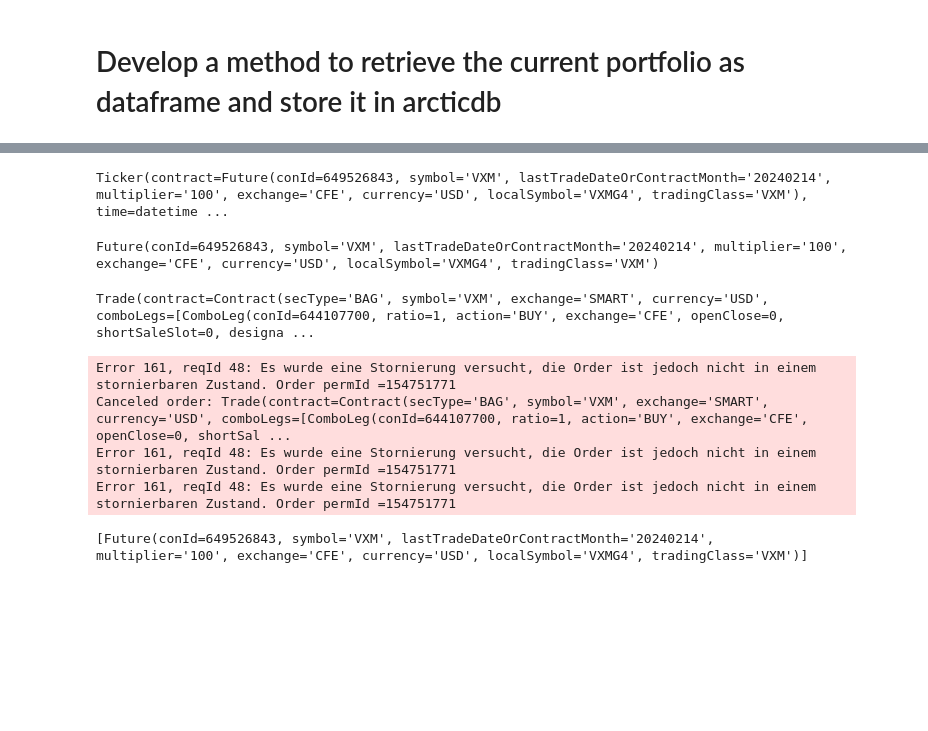
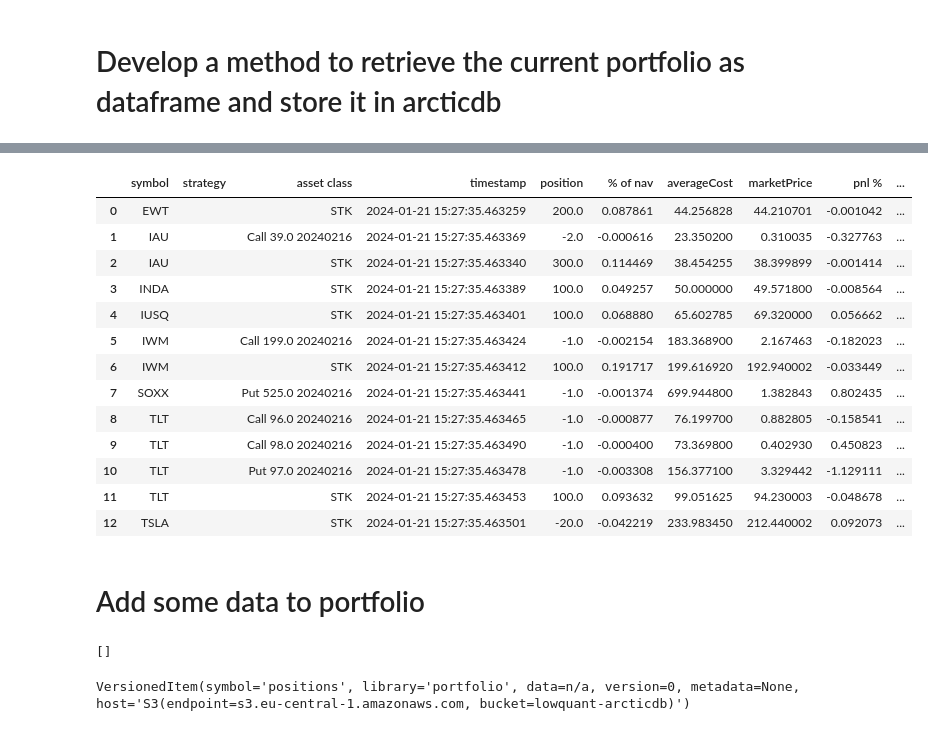
Before and after one commit to lowQuant/IB-Multi-Strategy-ATS, a Jupyter notebook: data_and_research/new_broker_methods.ipynb, the cells around one changed output, grey strips where cells are left out. Cells and saved outputs as stored; diff of their text form; code cells hidden in the pictures; blank space fills up the shorter version.

```diff
--- a/data_and_research/new_broker_methods.ipynb
+++ b/data_and_research/new_broker_methods.ipynb
@@ -112,18 +128,0 @@ Error 1102, reqId -1: Verbindung zwischen %SHORT:COMPNAME% und Trader Workstatio
-# %%
-positions = [
-    {
-        "symbol": item.contract.symbol,
-        "contractType": item.contract.secType,
-        "position": item.position,
-        "marketPrice": item.marketPrice,
-        "marketValue": item.marketValue,
-        "averageCost": item.averageCost,
-        "unrealizedPNL": item.unrealizedPNL,
-        "conId": item.contract.conId,
-        "lastTradeDate": item.contract.lastTradeDateOrContractMonth,
-        "account": item.account
-    }
-    for item in ib.portfolio()
-]
-df = pd.DataFrame(positions)
-df
@@ -300,4 +128,0 @@ next_f = ib.reqMktData(nc)
-# %%
-next_f
-# %% [output]
-Ticker(contract=Future(conId=649526843, symbol='VXM', lastTradeDateOrContractMonth='20240214', multiplier='100', exchange='CFE', currency='USD', localSymbol='VXMG4', tradingClass='VXM'), time=datetime ...
@@ -327,13 +129,29 @@ def roll_future(self, current_contract, new_contract, orderRef=""):
-# %%
-roll_future(vrp,cc,nc,"test")
-# %% [output]
-Future(conId=649526843, symbol='VXM', lastTradeDateOrContractMonth='20240214', multiplier='100', exchange='CFE', currency='USD', localSymbol='VXMG4', tradingClass='VXM')
-Trade(contract=Contract(secType='BAG', symbol='VXM', exchange='SMART', currency='USD', comboLegs=[ComboLeg(conId=644107700, ratio=1, action='BUY', exchange='CFE', openClose=0, shortSaleSlot=0, designa ...
-Error 161, reqId 48: Es wurde eine Stornierung versucht, die Order ist jedoch nicht in einem stornierbaren Zustand. Order permId =154751771
-Canceled order: Trade(contract=Contract(secType='BAG', symbol='VXM', exchange='SMART', currency='USD', comboLegs=[ComboLeg(conId=644107700, ratio=1, action='BUY', exchange='CFE', openClose=0, shortSal ...
-Error 161, reqId 48: Es wurde eine Stornierung versucht, die Order ist jedoch nicht in einem stornierbaren Zustand. Order permId =154751771
-Error 161, reqId 48: Es wurde eine Stornierung versucht, die Order ist jedoch nicht in einem stornierbaren Zustand. Order permId =154751771
-# %%
-ib.qualifyContracts(Future(conId="649526843"))
-# %% [output]
-[Future(conId=649526843, symbol='VXM', lastTradeDateOrContractMonth='20240214', multiplier='100', exchange='CFE', currency='USD', localSymbol='VXMG4', tradingClass='VXM')]
+# %%
+
+latest_positions = df.sort_values(by='timestamp').groupby(['symbol', 'strategy', 'asset class']).last().reset_index()
+latest_positions
+# %% [output]
+|  | symbol | strategy | asset class | timestamp | position | % of nav | averageCost | marketPrice | pnl % | ... |
+| 0 | EWT |  | STK | 2024-01-21 15:27:35.463259 | 200.0 | 0.087861 | 44.256828 | 44.210701 | -0.001042 | ... |
+| 1 | IAU |  | Call 39.0 20240216 | 2024-01-21 15:27:35.463369 | -2.0 | -0.000616 | 23.350200 | 0.310035 | -0.327763 | ... |
+| 2 | IAU |  | STK | 2024-01-21 15:27:35.463340 | 300.0 | 0.114469 | 38.454255 | 38.399899 | -0.001414 | ... |
+| 3 | INDA |  | STK | 2024-01-21 15:27:35.463389 | 100.0 | 0.049257 | 50.000000 | 49.571800 | -0.008564 | ... |
+| 4 | IUSQ |  | STK | 2024-01-21 15:27:35.463401 | 100.0 | 0.068880 | 65.602785 | 69.320000 | 0.056662 | ... |
+| 5 | IWM |  | Call 199.0 20240216 | 2024-01-21 15:27:35.463424 | -1.0 | -0.002154 | 183.368900 | 2.167463 | -0.182023 | ... |
+| 6 | IWM |  | STK | 2024-01-21 15:27:35.463412 | 100.0 | 0.191717 | 199.616920 | 192.940002 | -0.033449 | ... |
+| 7 | SOXX |  | Put 525.0 20240216 | 2024-01-21 15:27:35.463441 | -1.0 | -0.001374 | 699.944800 | 1.382843 | 0.802435 | ... |
+| 8 | TLT |  | Call 96.0 20240216 | 2024-01-21 15:27:35.463465 | -1.0 | -0.000877 | 76.199700 | 0.882805 | -0.158541 | ... |
+| 9 | TLT |  | Call 98.0 20240216 | 2024-01-21 15:27:35.463490 | -1.0 | -0.000400 | 73.369800 | 0.402930 | 0.450823 | ... |
+| 10 | TLT |  | Put 97.0 20240216 | 2024-01-21 15:27:35.463478 | -1.0 | -0.003308 | 156.377100 | 3.329442 | -1.129111 | ... |
+| 11 | TLT |  | STK | 2024-01-21 15:27:35.463453 | 100.0 | 0.093632 | 99.051625 | 94.230003 | -0.048678 | ... |
+| 12 | TSLA |  | STK | 2024-01-21 15:27:35.463501 | -20.0 | -0.042219 | 233.983450 | 212.440002 | 0.092073 | ... |
+# %% [markdown]
+# Add some data to portfolio
+# %%
+ac = initialize_db('db')
+ac.list_libraries()
+# general = ac.get_library('general')
+portfolio_lib = ac.get_library('portfolio')
+portfolio_lib.list_symbols()
+# %% [output]
+[]
@@ -339,0 +175,14 @@ ib.qualifyContracts(Future(conId="649526843"))
+# %%
+# Convert 'contract' column to string as ArcticDB may not handle custom objects well
+dummy_data['contract'] = dummy_data['contract'].astype(str)
+
+# Ensure that all other columns are of a consistent and compatible data type
+# For example, convert all numeric columns to float
+numeric_columns = ['position', '% of nav', 'averageCost', 'marketPrice', 'pnl %', 'marketValue', 'unrealizedPNL', 'realizedPNL']
+for col in numeric_columns:
+    dummy_data[col] = pd.to_numeric(dummy_data[col], errors='coerce')
+
+# Now write the modified DataFrame to ArcticDB
+portfolio_lib.write('positions', dummy_data)
+# %% [output]
+VersionedItem(symbol='positions', library='portfolio', data=n/a, version=0, metadata=None, host='S3(endpoint=s3.eu-central-1.amazonaws.com, bucket=lowquant-arcticdb)')
```
Also changed, not shown: parts of 29 cells of this notebook, 4 other files.
